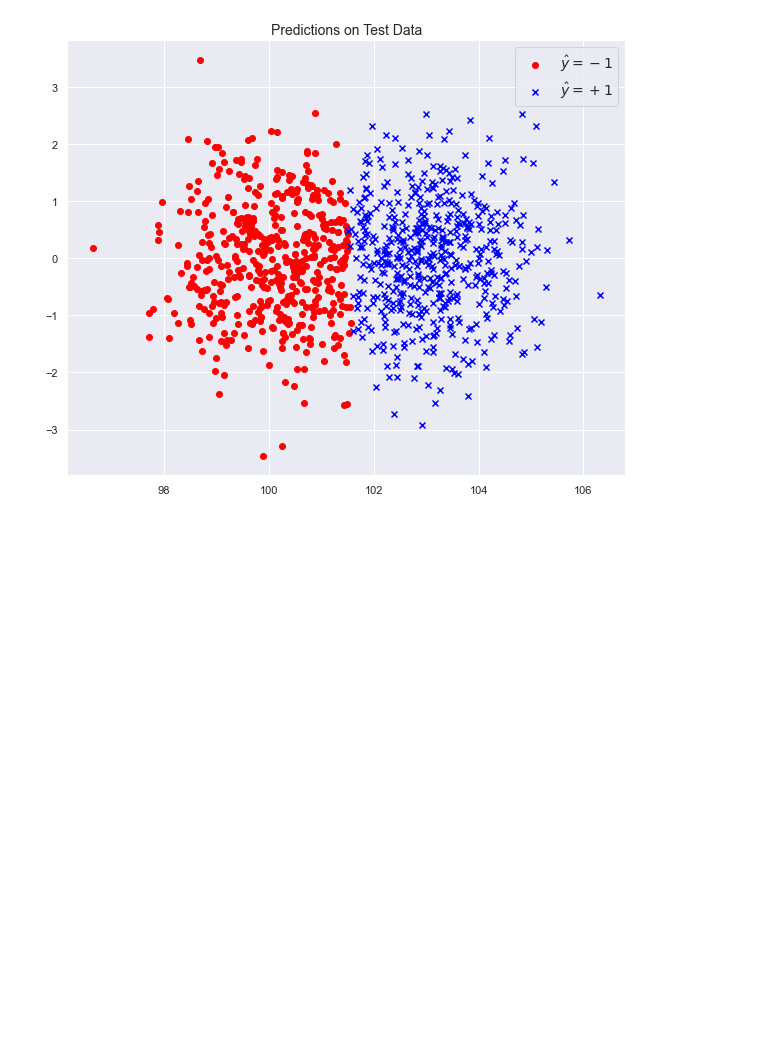
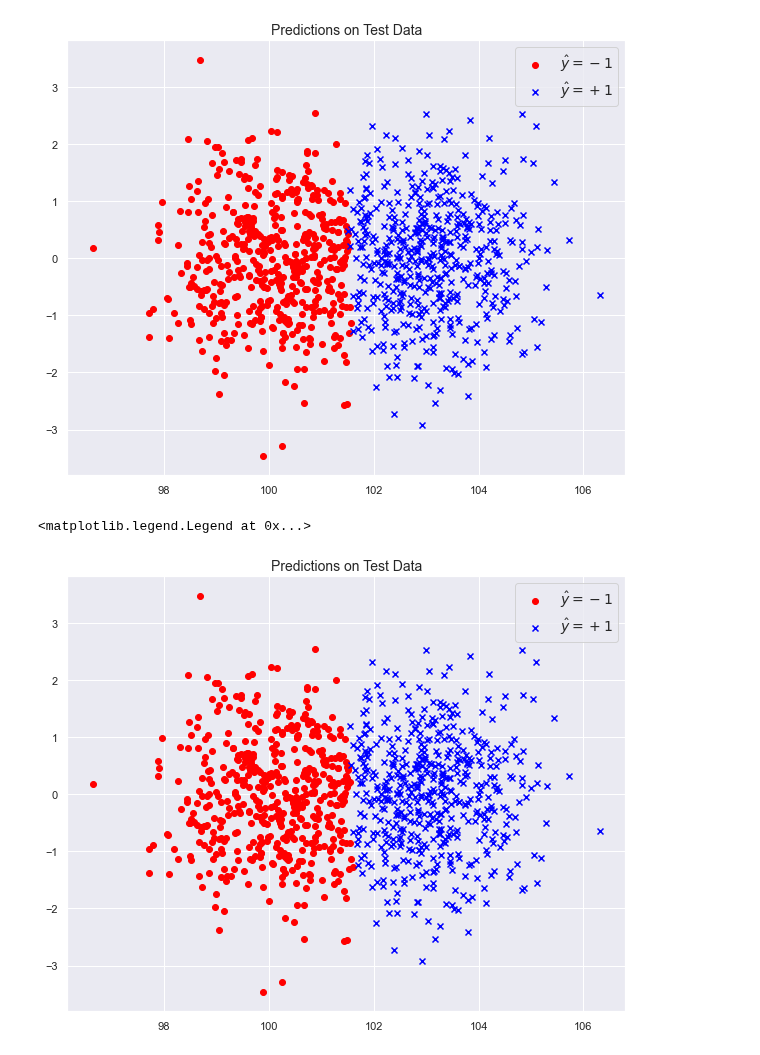
Before and after one commit to qlinhta/my-notes, a Jupyter notebook: notebooks/DA9.ipynb, the cells around one changed output. Saved outputs shown, nothing was run; the diff lists cells and outputs as text; code cells hidden in the pictures; blank space fills up the shorter version.

Commit message:
Update :: plot class y_predicted

```diff
--- a/notebooks/DA9.ipynb
+++ b/notebooks/DA9.ipynb
@@ -57,3 +57,38 @@ plt.legend(fontsize=14)
 # %% [output]
 <matplotlib.legend.Legend at 0x...>
 [figure]
+# %%
+# Center the data:
+mean_x_tr_d = x_tr_d.mean(axis=0)
+x_tr_d_centered = x_tr_d - mean_x_tr_d
+x_te_d_centered = x_te_d - mean_x_tr_d  # Use mean_x_tr_d!
+
+# Gradient of the squared loss:
+def grad_sq(x, y, a):
+    return 2 * x.T @ (x @ a - y)
+
+# Estimate a with the gradient decent:
+eta = 0.00001
+a_hat = np.zeros(x_tr_d_centered.shape[1])
+
+grad_a = grad_sq(x_tr_d_centered, y_tr, a_hat)
+while np.linalg.norm(grad_a) > 1e-5:  # Stopping condition with the gradient.
+# or simply do `for i in range(10000):`
+
+    grad_a = grad_sq(x_tr_d_centered, y_tr, a_hat)
+    a_hat = a_hat - eta * grad_a
+    # loss = ((x_tr_d_centered @ a_hat - y_tr)**2).mean(axis=0)
+    # print(loss, np.linalg.norm(grad_a))
+
+# Predict y_te:
+y_te_hat = np.sign(x_te_d_centered @ a_hat)
+
+# Plot the result:
+plt.figure(figsize=(10, 8))
+plt.scatter(x_te[y_te_hat == -1, 0], x_te[y_te_hat == -1, 1], marker='o', c='red', label='$\hat{y} = -1$')
+plt.scatter(x_te[y_te_hat == 1, 0], x_te[y_te_hat == 1, 1], marker='x', c='blue', label='$\hat{y} = +1$')
+plt.title('Predictions on Test Data', fontsize=14)
+plt.legend(fontsize=14)
+# %% [output]
+<matplotlib.legend.Legend at 0x...>
+[figure, added]
```
